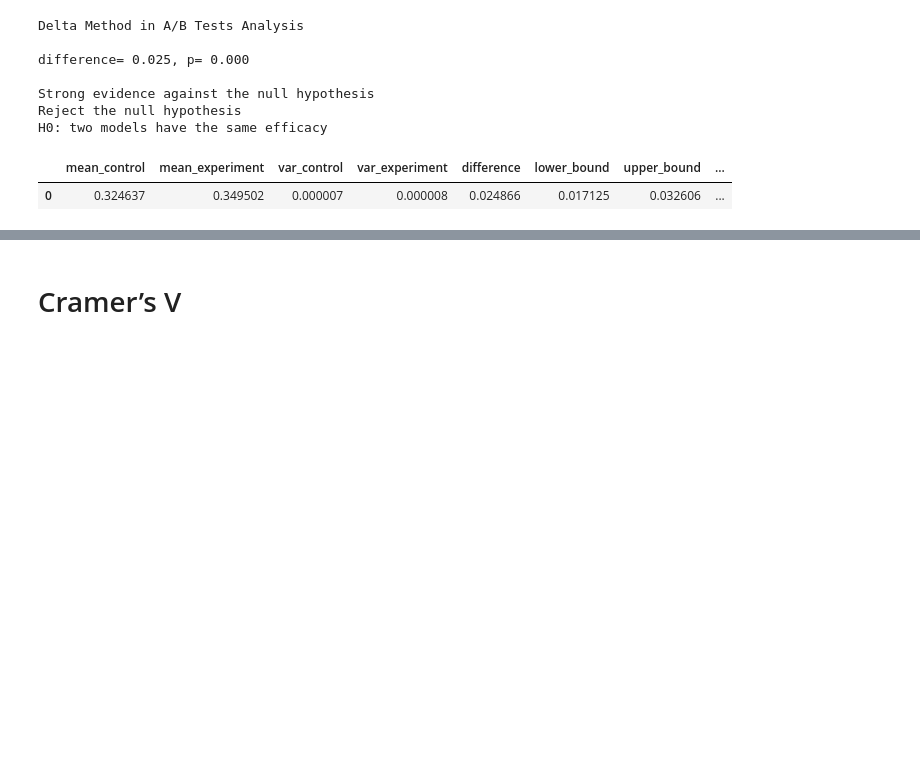
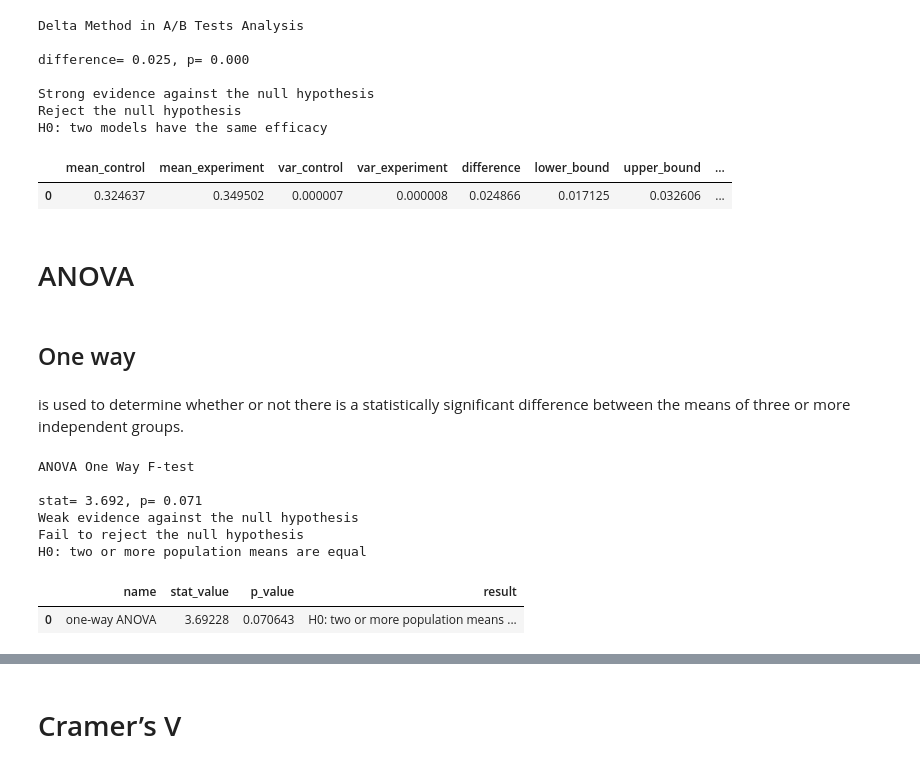
Before and after one commit to imanursar/Machine-Learning-Notes, a Jupyter notebook: Custom Function/Statistic Function.ipynb, the cells around one changed output, grey strips where cells are left out. Saved outputs shown, nothing was run; the diff lists cells and outputs as text; code cells hidden in the pictures; blank space fills up the shorter version.

```diff
--- a/Custom Function/Statistic Function.ipynb
+++ b/Custom Function/Statistic Function.ipynb
@@ -365,3 +370,24 @@ Reject the null hypothesis
 H0: two models have the same efficacy
 |  | mean_control | mean_experiment | var_control | var_experiment | difference | lower_bound | upper_bound | ... |
 | 0 | 0.324637 | 0.349502 | 0.000007 | 0.000008 | 0.024866 | 0.017125 | 0.032606 | ... |
+# %% [markdown]
+# ANOVA
+# %% [markdown]
+## One way
+# %% [markdown]
+is used to determine whether or not there is a statistically significant difference between the means of three or more independent groups.
+# %%
+group1 = [85, 86, 88, 75, 78, 94, 98, 79, 71, 80]
+group2 = [91, 92, 93, 85, 87, 84, 82, 88, 95, 96]
+# %%
+statistic.stat_test(main_data_1=group1,main_data_2=group2,types='anova',
+                    sub_type="one_way",labels=None,formula=None)
+# %% [output]
+ANOVA One Way F-test
+
+stat= 3.692, p= 0.071
+Weak evidence against the null hypothesis
+Fail to reject the null hypothesis
+H0: two or more population means are equal
+|  | name | stat_value | p_value | result |
+| 0 | one-way ANOVA | 3.69228 | 0.070643 | H0: two or more population means ... |
```
Also changed, not shown: parts of 20 cells of this notebook.
